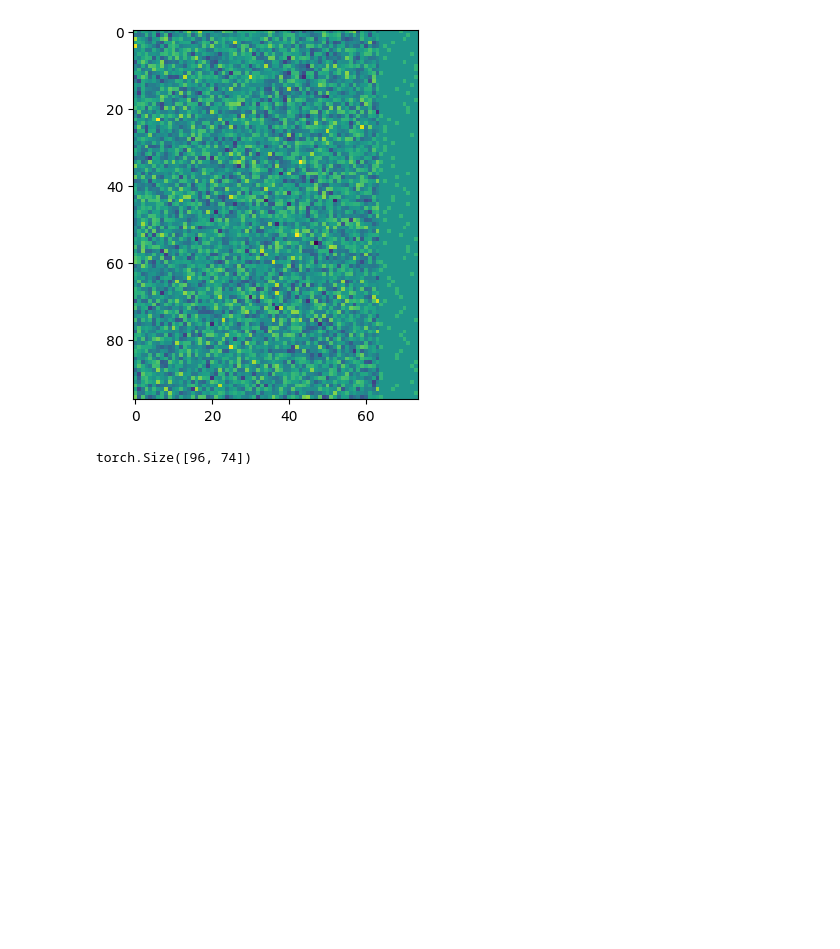
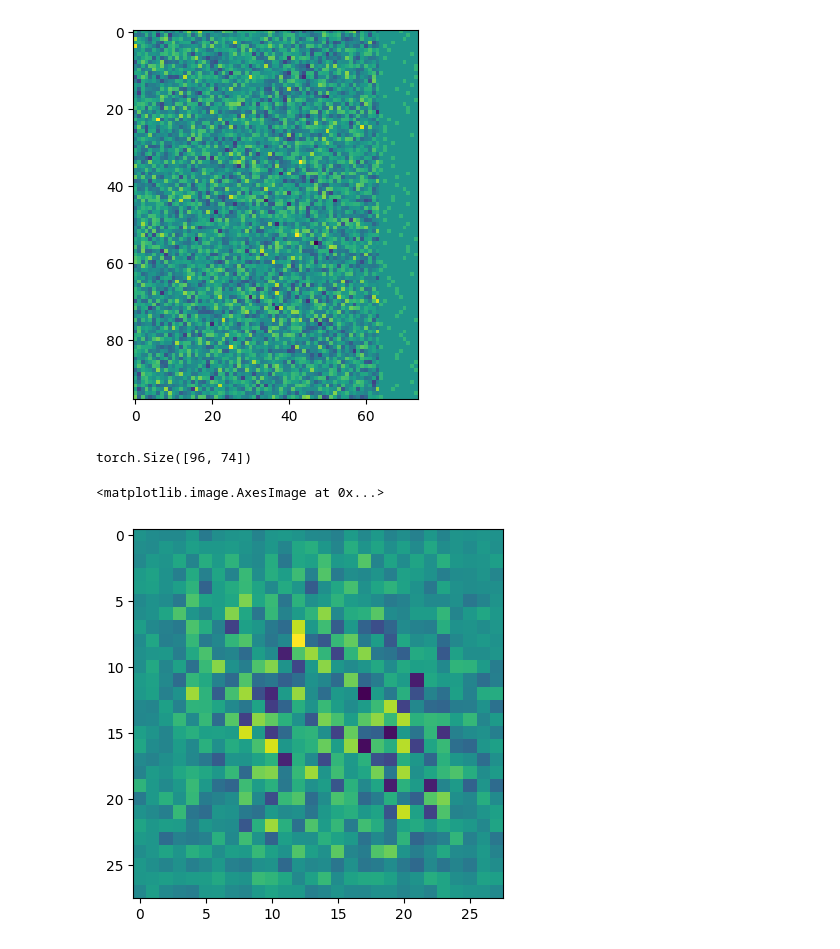
Before and after one commit to dmj6288/scRNA_cGAN, a Jupyter notebook: cGAN_RNA.ipynb, the cells around one changed output. Saved outputs shown, nothing was run; the diff lists cells and outputs as text; code cells hidden in the pictures; blank space fills up the shorter version.

Commit message:
Studying noise and image dimensions - 2

```diff
--- a/cGAN_RNA.ipynb
+++ b/cGAN_RNA.ipynb
@@ -514,6 +514,23 @@ plt.imshow(noise_and_labels.detach().cpu())
 noise_and_labels.shape
 # %% [output]
 torch.Size([96, 74])
+# %%
+
+# Combine the fake images with image_one_hot_labels
+fake_image_and_labels = concat_vectors(fake, image_one_hot_labels)
+
+# Combine the real images with image_one_hot_labels
+real_image_and_labels = concat_vectors(real, image_one_hot_labels)
+
+# Get the discriminator's prediction on the reals and fakes
+disc_fake_pred = disc(fake_image_and_labels.detach())
+disc_real_pred = disc(real_image_and_labels)
+# %%
+
+plt.imshow(fake_image_and_labels[0, 0, :, :].detach().cpu())
+# %% [output]
+<matplotlib.image.AxesImage at 0x...>
+[figure, added]
 # %%
 
 for epoch in range(n_epochs):
```
Also changed, not shown: parts of 1 cell of this notebook.
